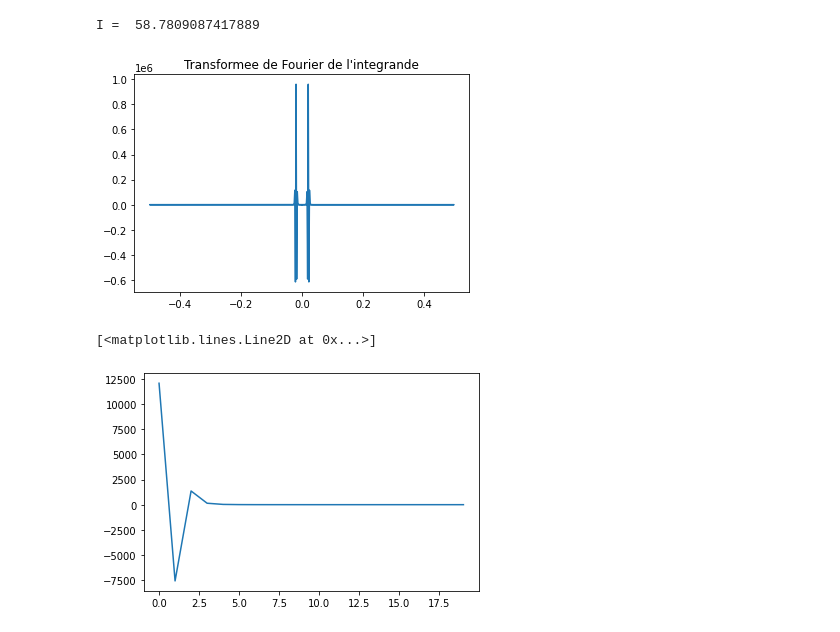
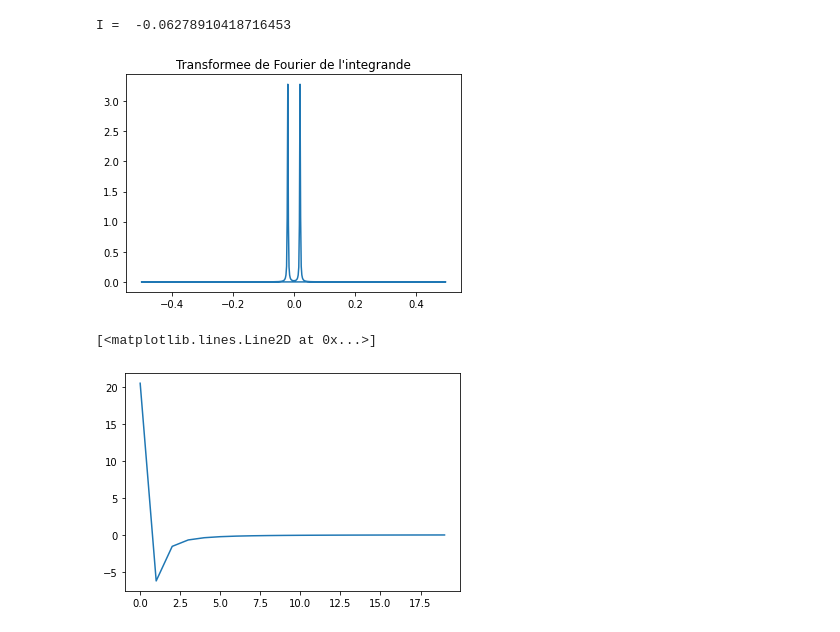
Before and after one commit to jules-berry/DM_RNDP, a Jupyter notebook: tests.ipynb, the cells around one changed output. Saved outputs shown, nothing was run; the diff lists cells and outputs as text; code cells hidden in the pictures.

```diff
--- a/tests.ipynb
+++ b/tests.ipynb
@@ -3,7 +3,7 @@ import numpy as np
 import matplotlib.pyplot as plt
 pi = np.pi
 # %%
-f = lambda x : np.power(x,4) * np.power(2*pi - x,4)
+f = lambda x : np.power(x,1) * np.power(2*pi - x,1)
 x = np.linspace(-2*pi,2*pi,100)
 plt.plot(x,f(x))
 # %% [output]
@@ -15,7 +15,7 @@ def sc (f,n,N):
     t = np.linspace(0,2*pi,N)
     g = f(t) * np.cos(n*t)
     I = g.sum()
-    I = I/(2*N)
+    I = pi*I/N
     return I
 
 res = np.zeros(20)
@@ -31,8 +31,9 @@ plt.plot(range(20),res)
 t = np.linspace(0,2*pi,500)
 g = f(t) * np.cos(10*t)
 fft = np.fft.fft(g)
+fft/= len(fft)
 freq = np.fft.fftfreq(t.shape[-1])
-plt.plot(freq,fft)
+plt.plot(freq,np.abs(fft))
 plt.title("Transformee de Fourier de l'integrande")
 
 # Calcul de l'integrale
@@ -46,36 +47,34 @@ for k in range(1,int(m/2)):
 I = np.real(I/2)
 print ("I = ", I)
 # %% [output]
-I =  58.7809087417889
+I =  -0.06278910418716453
-[figure, old version]
+[figure, new version]
 # %%
 # Methode generale
 def scwft(f,n):
-    t = np.linspace(0,2*pi,500)
+    t = np.linspace(0,2*pi,100)
     g = f(t) * np.cos(n*t)
     fft = np.fft.fft(g)
     m = len(fft)
-    I = 2*pi*fft[0]/m
+    fft /= m
+    a0 = 2/(m-1) * f(t).sum()
+    I = 2*pi*fft[0]
     J = np.arange(m)
     for k in range(1,int(m/2)):
-        # On utilise la fin la quesion 1 de l'exercice 3 pour determiner la valeur de S(n,k)
-        if (m==0 or k%m==0):
-            S = m
-        else:
-            S = 0
-        I += (2*pi)/m * (fft[k] + fft[int(m/2 + k)] ) * S
+        S = np.cos(2*pi*k*J/m).sum()
+        I += (2*pi)/m * (fft[k] + fft[int(m/2)+k]) * S
 
     I = np.real(I/2)
     return I
 
 res = np.zeros(20)
 for n in range(20):
     res[n] = scwft(f,n)
 
 plt.plot(range(20),res)
 
 # Les ordres de grandeurs relatifs ont l'air bon mais les valeurs absolues semblent etre bien trop grandes
 # Les valeurs grandissent avec la valeur de N dans linspace
 # %% [output]
 [<matplotlib.lines.Line2D at 0x...>]
-[figure, old version]
+[figure, new version]
```
Also changed, not shown: parts of 2 cells of this notebook.
